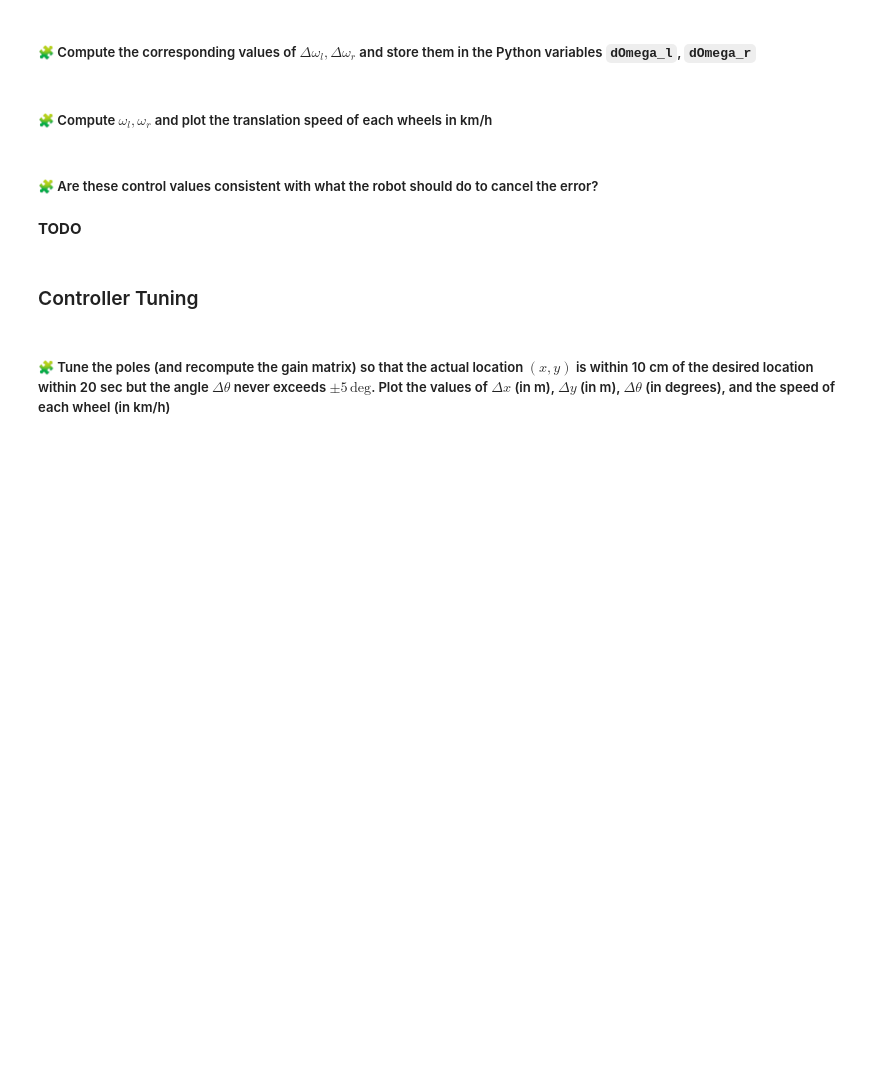
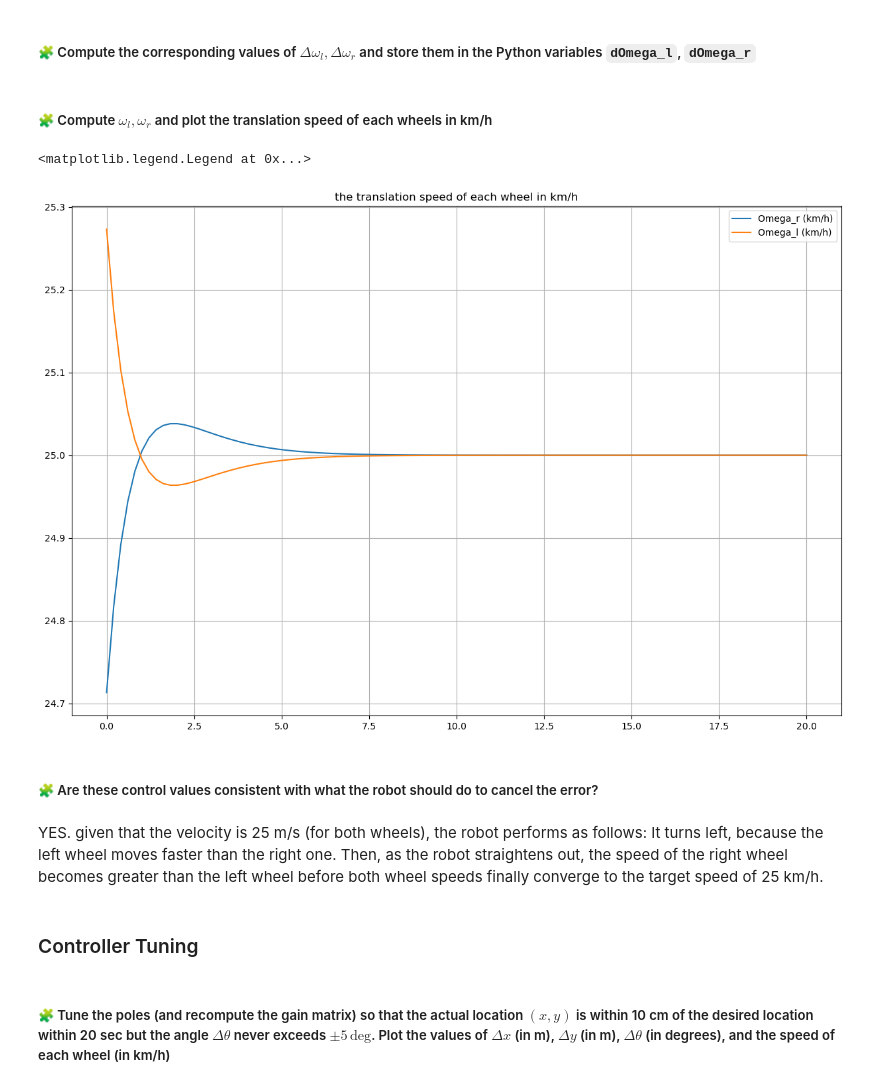
Before and after one commit to omarkami007/control-engineering-with-python-project-2023-2024, a Jupyter notebook: Project_part_2.ipynb, the cells around one changed output. Drawn from its saved outputs; the diff is of its cells as text; code cells hidden in the pictures; blank space fills up the shorter version.

```diff
--- a/Project_part_2.ipynb
+++ b/Project_part_2.ipynb
@@ -805,2 +887,7 @@ pass
+# %%
+deltaX = results["sol"](t)
+deltaOmega = -np.dot(K, deltaX)
+dOmega_l = deltaOmega[0,:]
+dOmega_r = deltaOmega[1,:]
 # %% [markdown]
 ##### 🧩 Compute $\omega_l,\omega_r$ and plot the translation speed of each wheels in km/h
@@ -809,7 +894,24 @@ pass
+# %%
+#expressions of Wr  and Wl
+Omega_l = dOmega_l + (v/r)
+Omega_r = dOmega_r + (v/r)
+#the plot
+translation_speed_r=Omega_r*r*3.6
+translation_speed_l=Omega_l*r*3.6
+fig=figure(figsize=(15, 10))
+plot(t,translation_speed_r, label=r"Omega_r (km/h)")
+plot(t,translation_speed_l, label=r"Omega_l (km/h)")
+plt.title("the translation speed of each wheel in km/h")
+grid()
+legend()
+# %% [output]
+<matplotlib.legend.Legend at 0x...>
+[figure, added]
 # %% [markdown]
 ##### 🧩 Are these control values consistent with what the robot should do to cancel the error?
-# %% [markdown]
-**TODO**
+# %% [markdown]
+YES. given that the velocity is 25 m/s (for both wheels), the robot performs as follows:
+It turns left, because the left wheel moves faster than the right one. Then, as the robot straightens out, the speed of the right wheel becomes greater than the left wheel before both wheel speeds finally converge to the target speed of 25 km/h.
 # %% [markdown]
 ###  Controller Tuning
 # %% [markdown]
```
Also changed, not shown: parts of 21 cells of this notebook.
